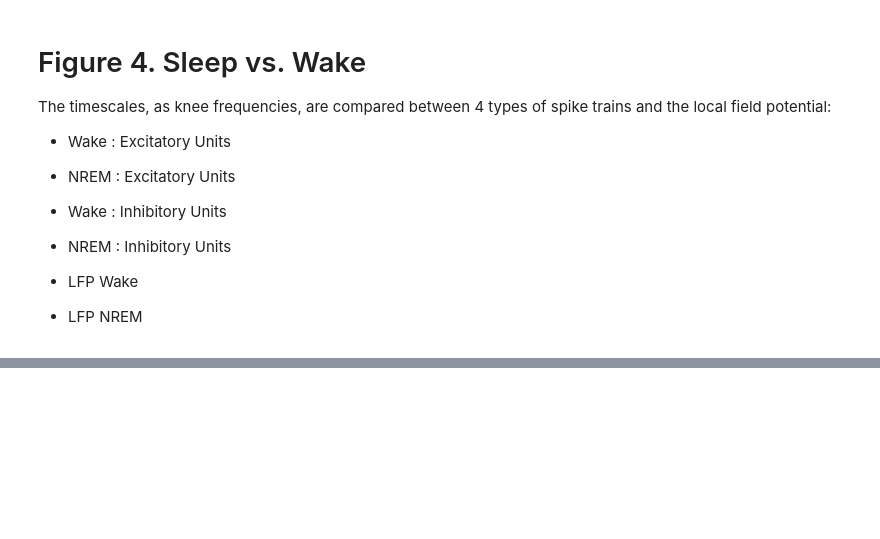
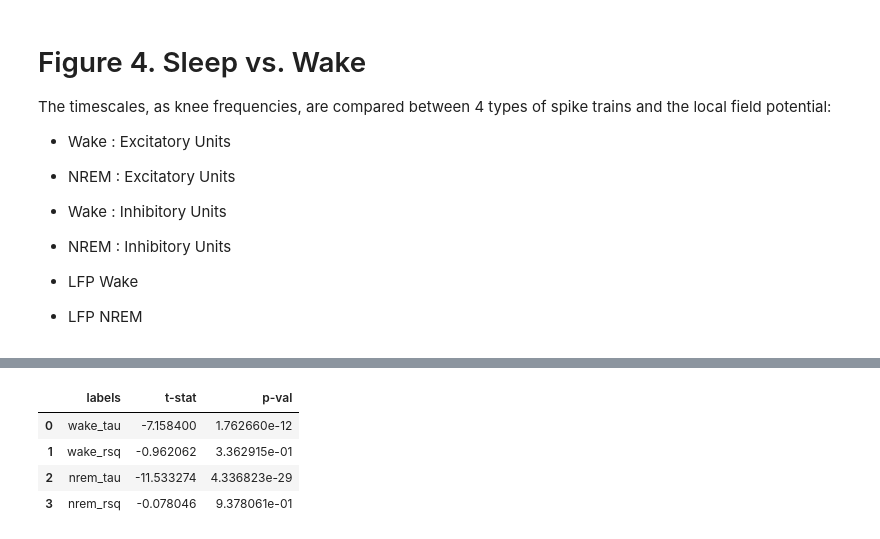
Before and after one commit to voytekresearch/timescale-methods, a Jupyter notebook: docs/figures/fig05_sleep_vs_wake.ipynb, the cells around one changed output, grey strips where cells are left out. Saved outputs shown, nothing was run; the diff lists cells and outputs as text; code cells hidden in the pictures; blank space fills up the shorter version.

```diff
--- a/docs/figures/fig05_sleep_vs_wake.ipynb
+++ b/docs/figures/fig05_sleep_vs_wake.ipynb
@@ -336 +320,9 @@ psd_lfp_nrem.fit(method='fooof', fooof_init=fooof_init, bounds=bounds, guess=gue
+# %%
+df_stats_ex_vs_in
+# %% [output]
+|  | labels | t-stat | p-val |
+| 0 | wake_tau | -7.158400 | 1.762660e-12 |
+| 1 | wake_rsq | -0.962062 | 3.362915e-01 |
+| 2 | nrem_tau | -11.533274 | 4.336823e-29 |
+| 3 | nrem_rsq | -0.078046 | 9.378061e-01 |
 # %%
```
Also changed, not shown: parts of 24 cells of this notebook, 4 other files.
